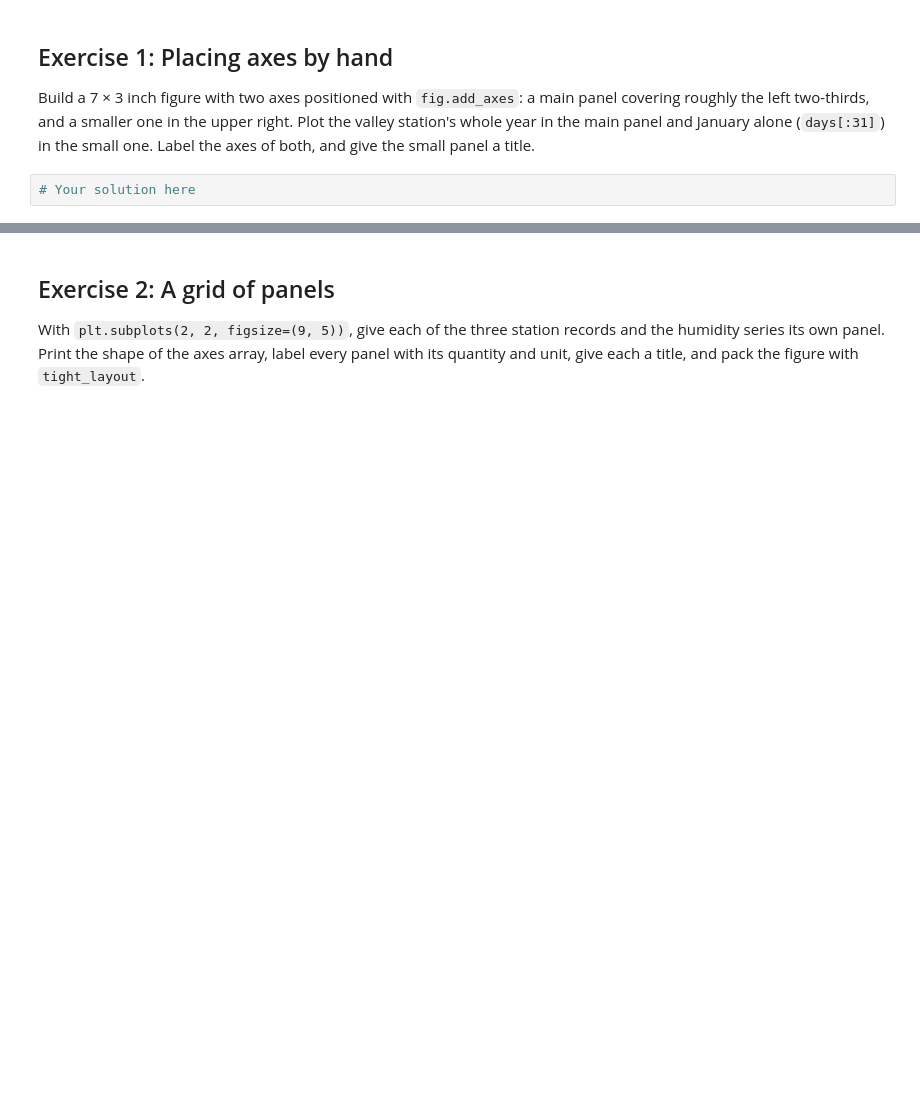
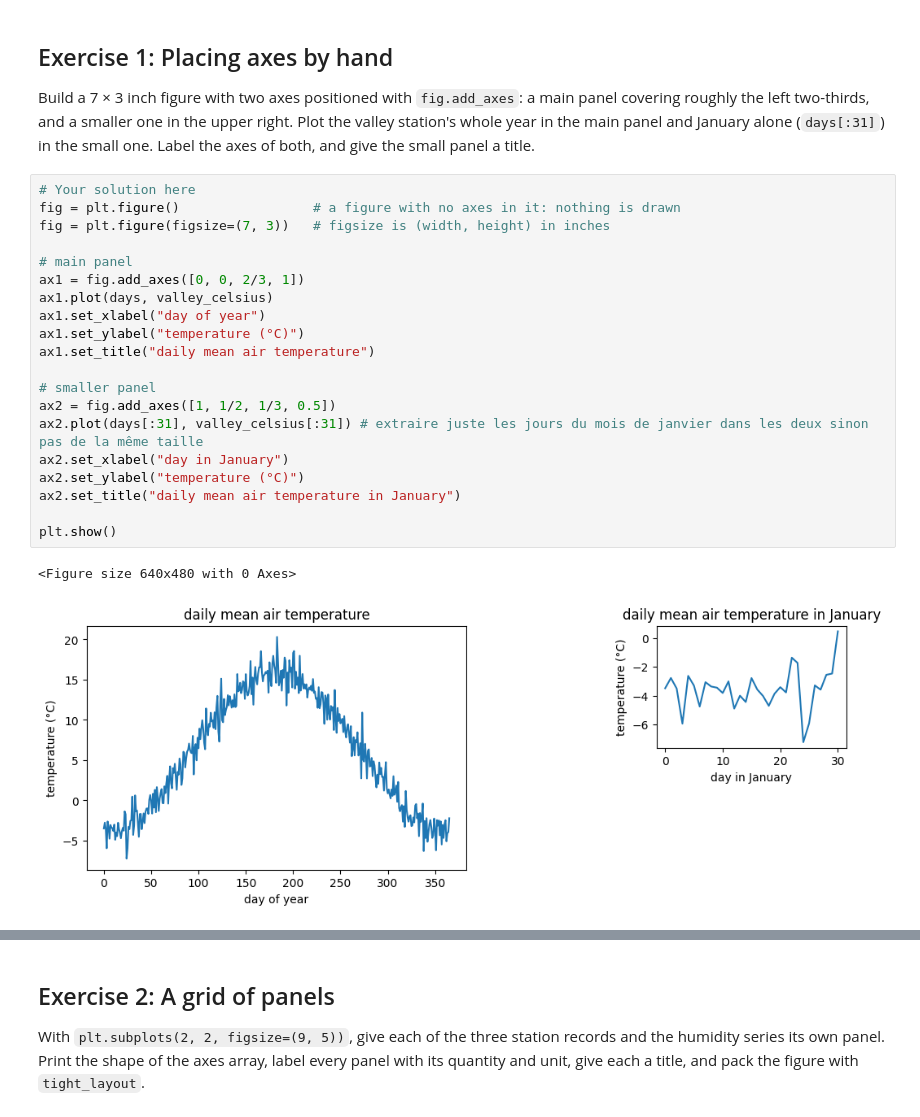
Before and after one commit to elena-gazzini/2026_Intro_Python, a Jupyter notebook: EG_1_4_matplotlib_and_xarray_exercises.ipynb, the cells around one changed output, grey strips where cells are left out. Cells and saved outputs as stored; diff of their text form; blank space fills up the shorter version.

```diff
--- a/EG_1_4_matplotlib_and_xarray_exercises.ipynb
+++ b/EG_1_4_matplotlib_and_xarray_exercises.ipynb
@@ -47,5 +49,26 @@ Build a 7 × 3 inch figure with two axes positioned with `fig.add_axes`: a main
 roughly the left two-thirds, and a smaller one in the upper right. Plot the valley station's
 whole year in the main panel and January alone (`days[:31]`) in the small one. Label the axes of
 both, and give the small panel a title.
-# %%
-# Your solution here
+# %%
+# Your solution here
+fig = plt.figure()                 # a figure with no axes in it: nothing is drawn
+fig = plt.figure(figsize=(7, 3))   # figsize is (width, height) in inches
+
+# main panel
+ax1 = fig.add_axes([0, 0, 2/3, 1])
+ax1.plot(days, valley_celsius)
+ax1.set_xlabel("day of year")
+ax1.set_ylabel("temperature (°C)")
+ax1.set_title("daily mean air temperature")
+
+# smaller panel
+ax2 = fig.add_axes([1, 1/2, 1/3, 0.5])
+ax2.plot(days[:31], valley_celsius[:31]) # extraire juste les jours du mois de janvier dans les deux sinon pas de la même taille
+ax2.set_xlabel("day in January")
+ax2.set_ylabel("temperature (°C)")
+ax2.set_title("daily mean air temperature in January")
+
+plt.show()
+# %% [output]
+<Figure size 640x480 with 0 Axes>
+[figure, added]
```
Also changed, not shown: parts of 4 cells of this notebook.
